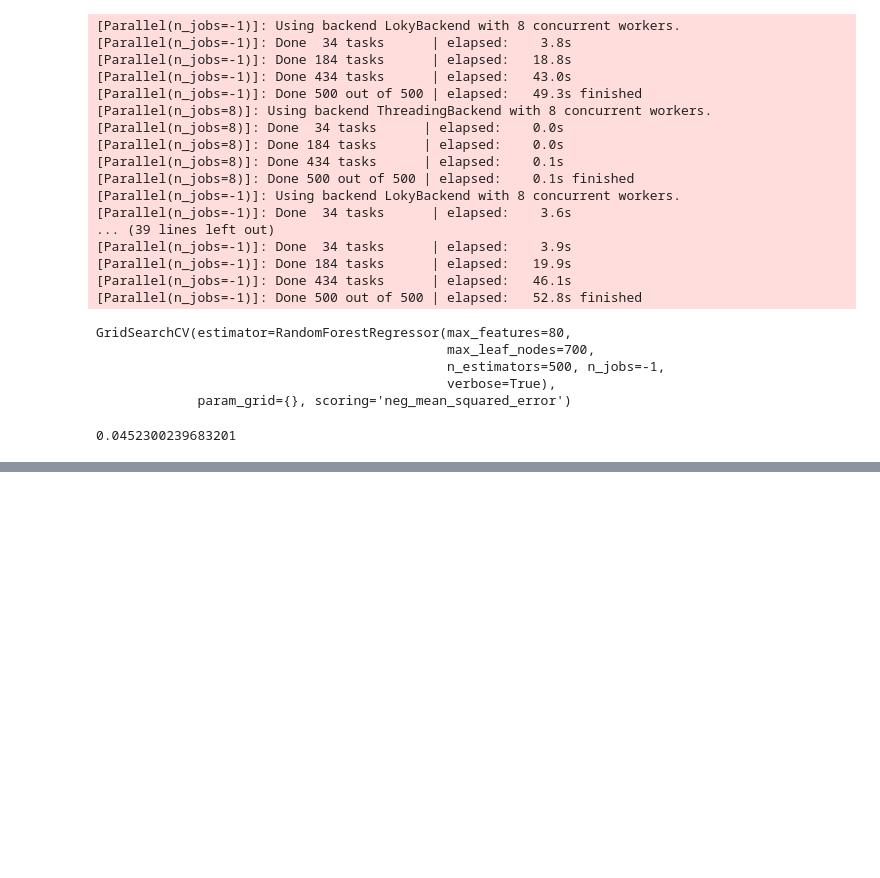
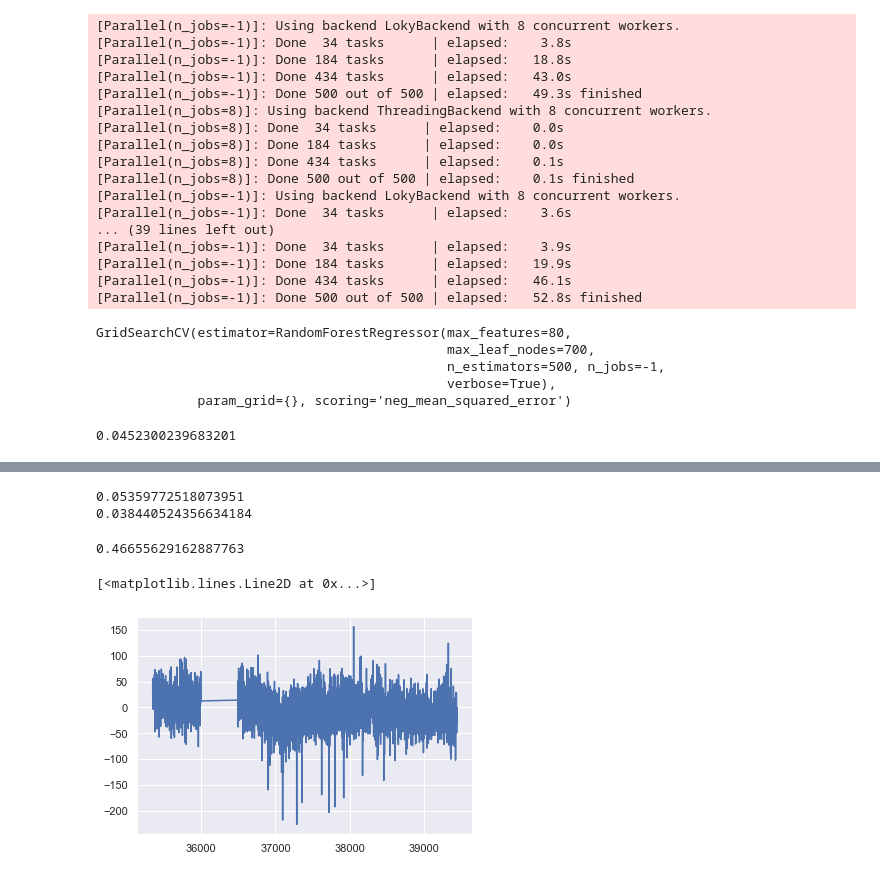
Before and after one commit to MatildeDP/ComputationalDataAnalysisProject, a Jupyter notebook: RandomForest.ipynb, the cells around one changed output, grey strips where cells are left out. Drawn from its saved outputs; the diff is of its cells as text; code cells hidden in the pictures; blank space fills up the shorter version.

```diff
--- a/RandomForest.ipynb
+++ b/RandomForest.ipynb
@@ -307,0 +405,36 @@ array([0.51608025, 0.48157119, 0.44774398, ..., 0.74398558, 0.74541911,
+# %%
+data = pd.read_csv("data/train_data.csv")
+train_data, test_data = data[data.ScheduleTime < '2022-02-01'], data[data.ScheduleTime >= '2022-02-01']
+train, val = train_data.ScheduleTime < '2022-01-01', train_data.ScheduleTime >= '2022-01-01'
+
+
+X_train = train_data[train].drop(["ScheduleTime", "LoadFactor"], axis = 1)
+X_val   = train_data[val].drop(["ScheduleTime", "LoadFactor"], axis = 1)
+
+y_train = train_data[train].LoadFactor
+y_val   = train_data[val].LoadFactor
+
+X_test  = test_data.drop(["ScheduleTime", "LoadFactor"], axis = 1)
+y_test  = test_data.LoadFactor
+model = RandomForestRegressor(n_estimators=25, max_features=10, min_samples_leaf = 2)
+
+model.fit(X_train, y_train)
+print(pow(model.predict(X_val) - y_val,2).mean())
+
+print(pow(model.predict(X_test) - y_test,2).mean())
+# %% [output]
+0.05359772518073951
+0.038440524356634184
+# %%
+(1 - abs((X_test[y_test!=0].SeatCapacity * model.predict(X_test)[y_test != 0] - X_test[y_test!=0].SeatCapacity*y_test[y_test != 0]) / (X_test[y_test!=0].SeatCapacity*y_test[y_test != 0]))).mean()
+# %% [output]
+0.46655629162887763
+# %%
+abs(X_test[y_test!=0].SeatCapacity * model.predict(X_test)[y_test != 0] - X_test[y_test!=0].SeatCapacity*y_test[y_test != 0]).mean()
+len(X_test)
+
+plt.plot(X_test[y_test!=0].SeatCapacity * model.predict(X_test)[y_test != 0] - X_test[y_test!=0].SeatCapacity*y_test[y_test != 0])
+# plt.plot( )
+# %% [output]
+[<matplotlib.lines.Line2D at 0x...>]
+[figure, added]
```
Also changed, not shown: parts of 10 cells of this notebook, 2 other files.
